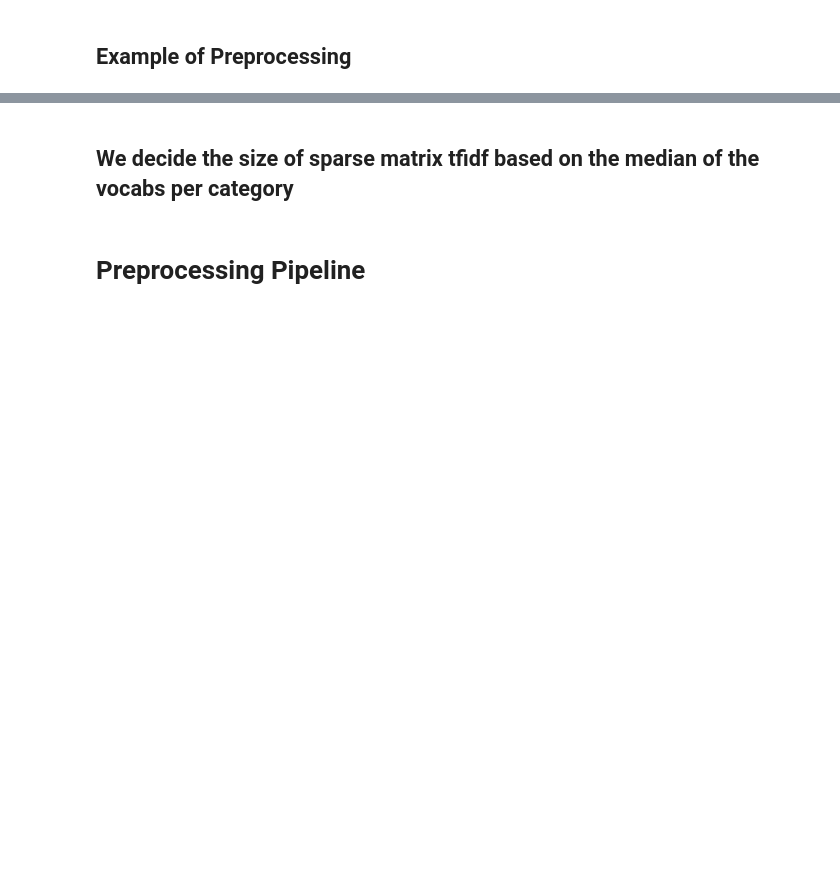
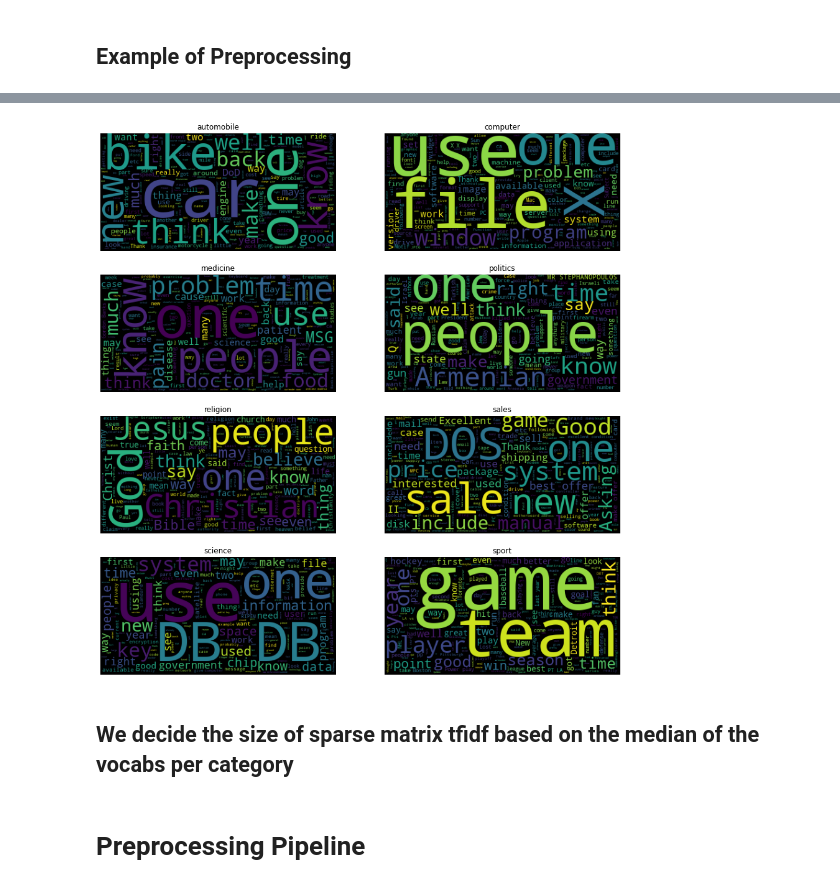
Before and after one commit to DataDavidProjects/UniversityProjects, a Jupyter notebook: Data Visualization and Text Mining/NLP/ModelCreation.ipynb, the cells around one changed output, grey strips where cells are left out. Cells and saved outputs as stored; diff of their text form; code cells hidden in the pictures; blank space fills up the shorter version.

```diff
--- a/Data Visualization and Text Mining/NLP/ModelCreation.ipynb
+++ b/Data Visualization and Text Mining/NLP/ModelCreation.ipynb
@@ -228,6 +292,9 @@ df_s['is_alpha_pure'] = df_s['tokens'].apply(lambda x: [token.text for token in
 df_s['is_alpha_num'] = df_s['tokens'].apply(lambda x: [token.text for token in x if  not token.is_alpha ] )
 df_s['len_text'] = df_s['text'].apply(lambda x: len(x) )
 df_s['unique_text'] = df_s['is_alpha_pure'].apply(lambda x: list(set(x)) )
+
+df_s['unique_text_nostop'] =  df_s['tokens'].apply( lambda x : [token.text for token in x if   ( not token.is_punct and not token.is_space  and  token.is_alpha and str.lower(str.strip(token.lemma_)) not in stopwords.words('english')  ) ] )
+
 df_s['n_unique_text'] = df_s['is_alpha_pure'].apply(lambda x:len( set(x) ) )
 df_s['richness_text'] = df_s['n_unique_text']/df_s['len_text']
 # %%
@@ -235,6 +305,6 @@ df_s['richness_text'].hist()
 # %%
 from itertools import chain
-group_class_docs = df_s.groupby('label')['unique_text'].apply(list)
+group_class_docs = df_s.groupby('label')['unique_text_nostop'].apply(list)
 group_class_uniqe_texts = group_class_docs.apply(lambda x : list(itertools.chain(*x)))
 group_class_uniqe_texts.apply(lambda x:len(x))
 grouped_vocabolary = group_class_uniqe_texts.apply(lambda x:str(' '.join(x)))
@@ -247,5 +326,15 @@ grouped_vocabolary
 # %%
 vocabulary_len_category = dict({ k:len(word_freq(k).index.to_list()) for k in grouped_vocabolary.index.to_list() } )
+# %%
+fig = plt.figure(figsize=(15,16))
+for n,i in enumerate(grouped_vocabolary.index.to_list()):
+    ax = plt.subplot(4,2,n+1)
+    wordcloud = WordCloud(max_words=3000).generate(str(grouped_vocabolary[i]))
+    ax.set_title(i)
+    ax.axis('off')
+    ax.imshow(wordcloud)
+# %% [output]
+[figure, added]
 # %% [markdown]
 ## We decide the size of sparse matrix tfidf based on the median of the vocabs per category
 # %%
```
Also changed, not shown: parts of 14 cells of this notebook.
